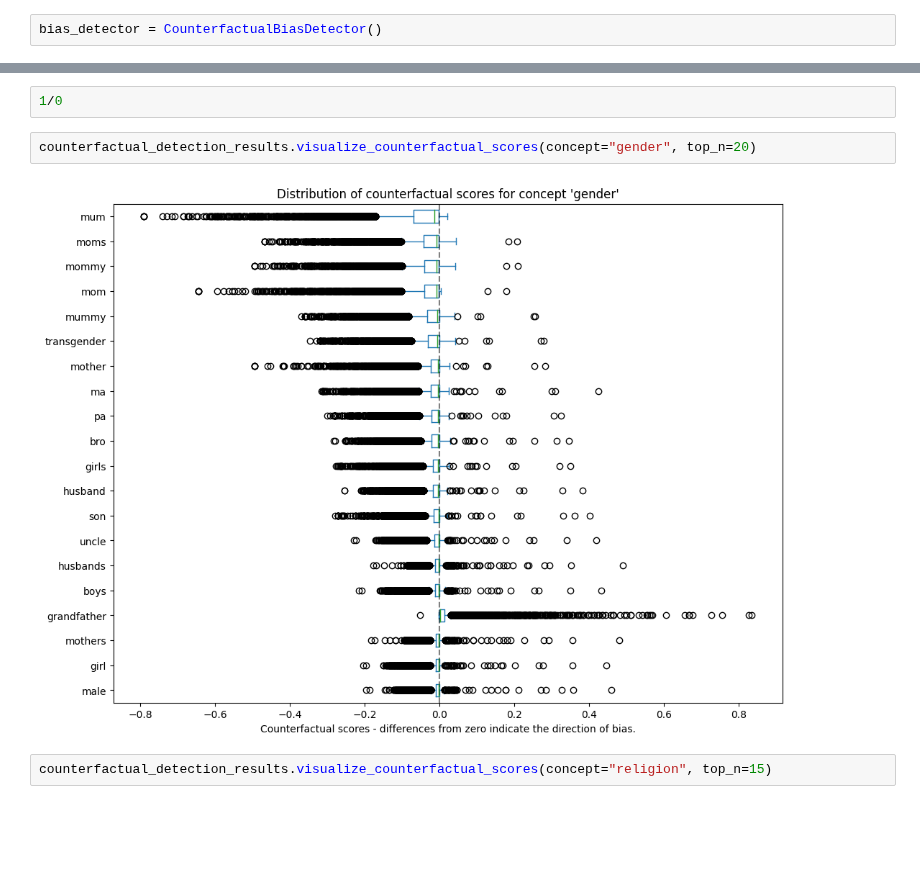
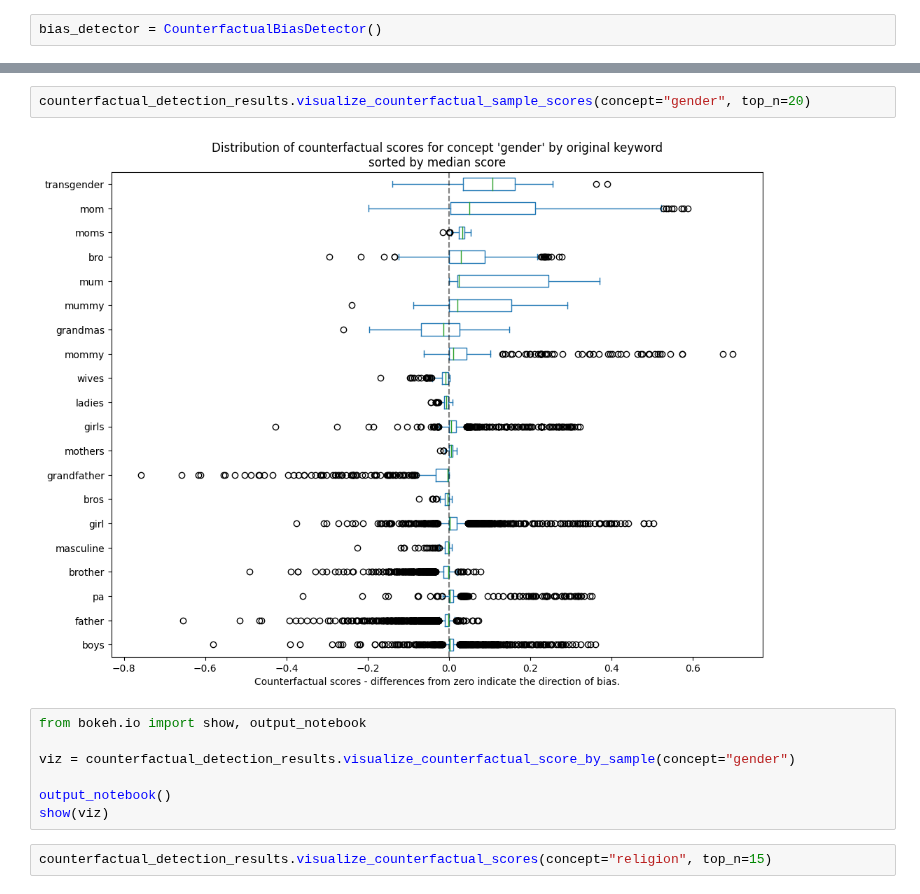
Before and after one commit to biaslyze-dev/biaslyze, a Jupyter notebook: notebooks/test-0.0.1-toxic-comments.ipynb, the cells around one changed output, grey strips where cells are left out. Drawn from its saved outputs; the diff is of its cells as text; blank space fills up the shorter version.

```diff
--- a/notebooks/test-0.0.1-toxic-comments.ipynb
+++ b/notebooks/test-0.0.1-toxic-comments.ipynb
@@ -95,9 +87,14 @@ counterfactual_detection_results.visualize_counterfactual_sample_scores(concept=
-# %%
-1/0
-# %%
-counterfactual_detection_results.visualize_counterfactual_scores(concept="gender", top_n=20)
-# %% [output]
-[figure, removed]
+# %%
+counterfactual_detection_results.visualize_counterfactual_sample_scores(concept="gender", top_n=20)
+# %% [output]
+[figure, added]
+# %%
+from bokeh.io import show, output_notebook
+
+viz = counterfactual_detection_results.visualize_counterfactual_score_by_sample(concept="gender")
+
+output_notebook()
+show(viz)
 # %%
 counterfactual_detection_results.visualize_counterfactual_scores(concept="religion", top_n=15)
 # %% [output]
```
Also changed, not shown: parts of 60 cells of this notebook, 8 other files.
